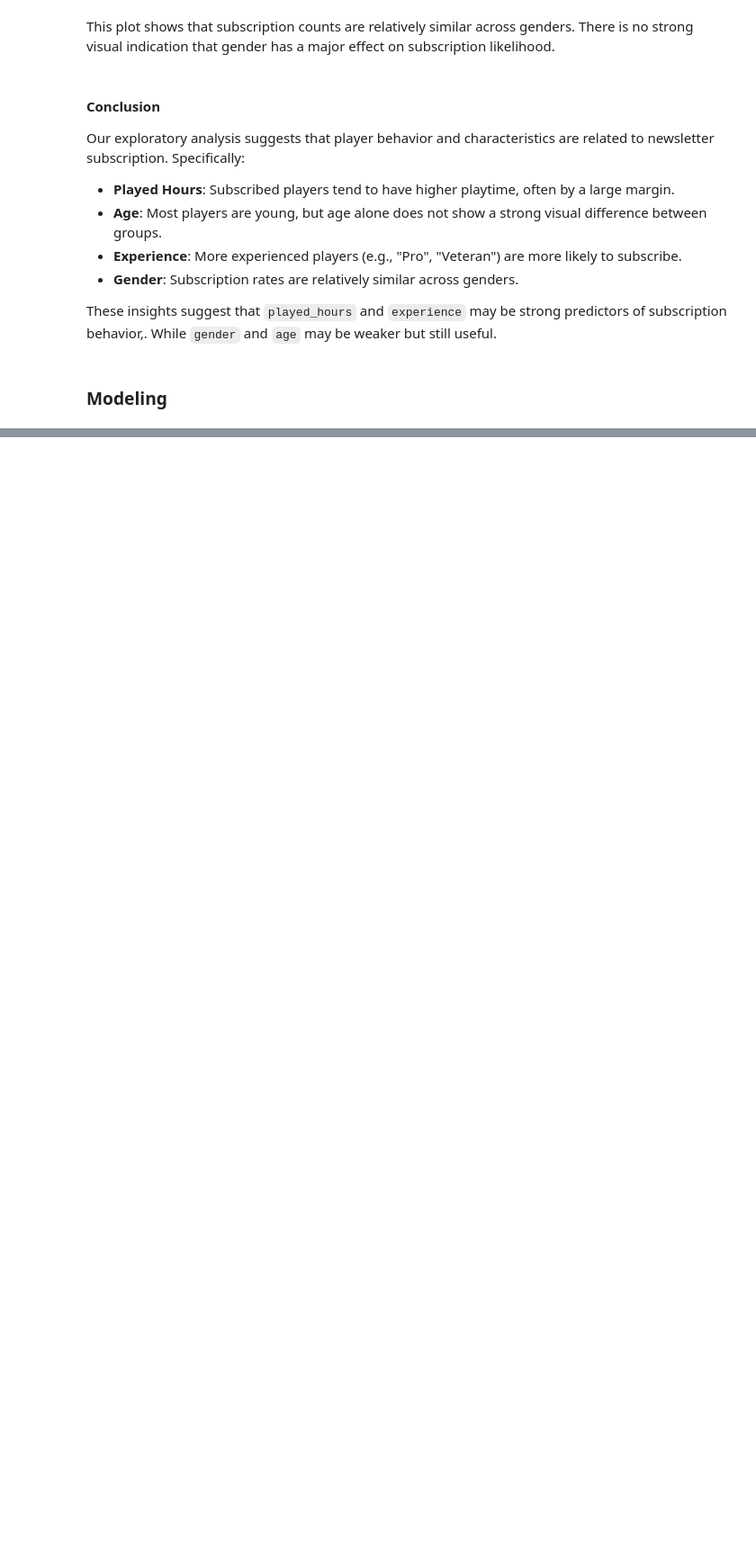
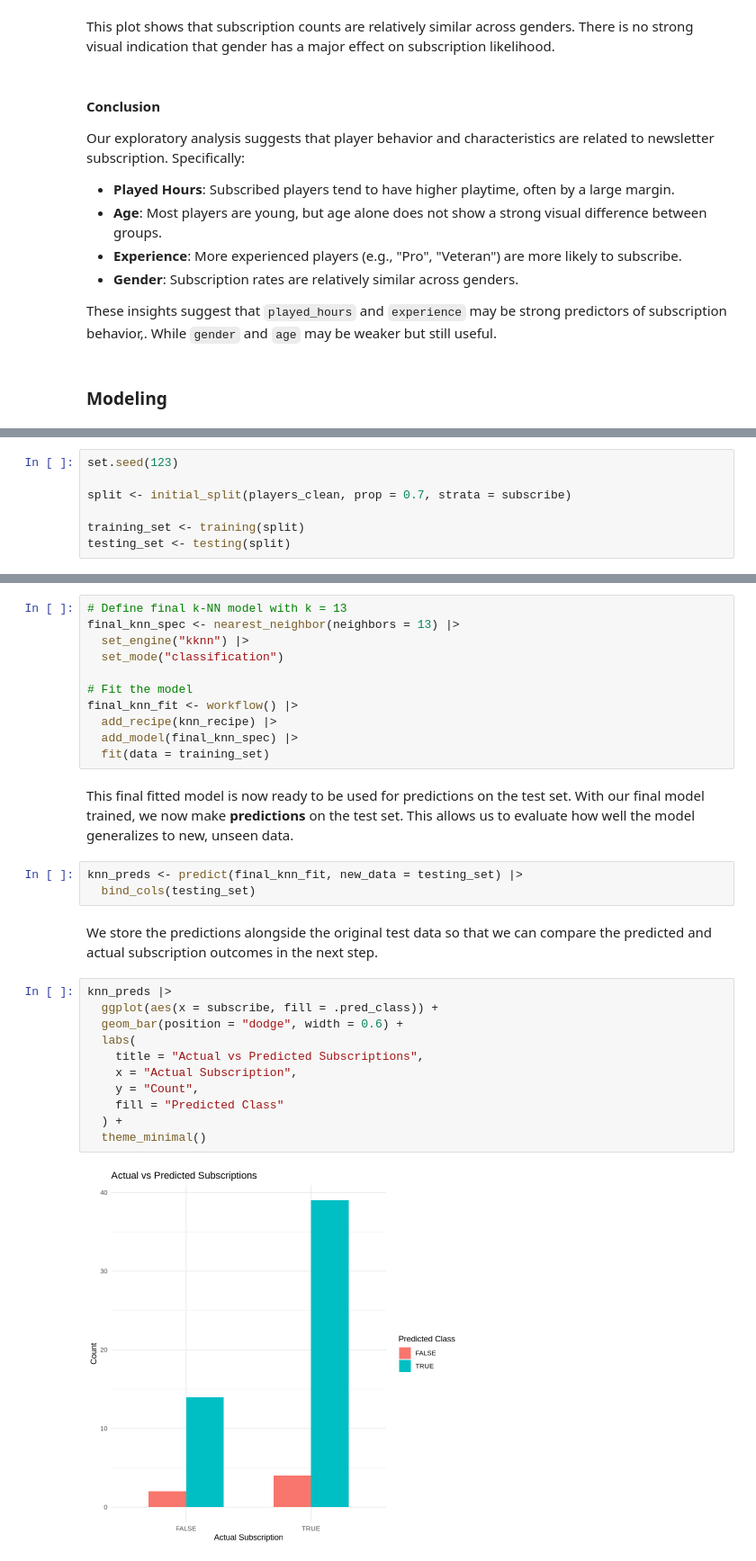
Before and after one commit to Rileyuwu/DSCII100Project, a Jupyter notebook: ProjMain.ipynb, the cells around one changed output, grey strips where cells are left out. Shown at 90% size. Cells and saved outputs as stored; diff of their text form; blank space fills up the shorter version.

```diff
--- a/ProjMain.ipynb
+++ b/ProjMain.ipynb
@@ -285,0 +316,7 @@ These insights suggest that `played_hours` and `experience` may be strong predic
+# %%
+set.seed(123)
+
+split <- initial_split(players_clean, prop = 0.7, strata = subscribe)
+
+training_set <- training(split)
+testing_set <- testing(split)
@@ -285,0 +399,32 @@ These insights suggest that `played_hours` and `experience` may be strong predic
+# %%
+# Define final k-NN model with k = 13
+final_knn_spec <- nearest_neighbor(neighbors = 13) |>
+  set_engine("kknn") |>
+  set_mode("classification")
+
+# Fit the model
+final_knn_fit <- workflow() |>
+  add_recipe(knn_recipe) |>
+  add_model(final_knn_spec) |>
+  fit(data = training_set)
+# %% [markdown]
+This final fitted model is now ready to be used for predictions on the test set. With our final model trained, we now make **predictions** on the test set. This allows us to evaluate how well the model generalizes to new, unseen data.
+# %%
+knn_preds <- predict(final_knn_fit, new_data = testing_set) |>
+  bind_cols(testing_set)
+# %% [markdown]
+
+We store the predictions alongside the original test data so that we can compare the predicted and actual subscription outcomes in the next step.
+# %%
+knn_preds |>
+  ggplot(aes(x = subscribe, fill = .pred_class)) +
+  geom_bar(position = "dodge", width = 0.6) +
+  labs(
+    title = "Actual vs Predicted Subscriptions",
+    x = "Actual Subscription",
+    y = "Count",
+    fill = "Predicted Class"
+  ) +
+  theme_minimal()
+# %% [output]
+[figure, added]
```
Also changed, not shown: parts of 19 cells of this notebook.
